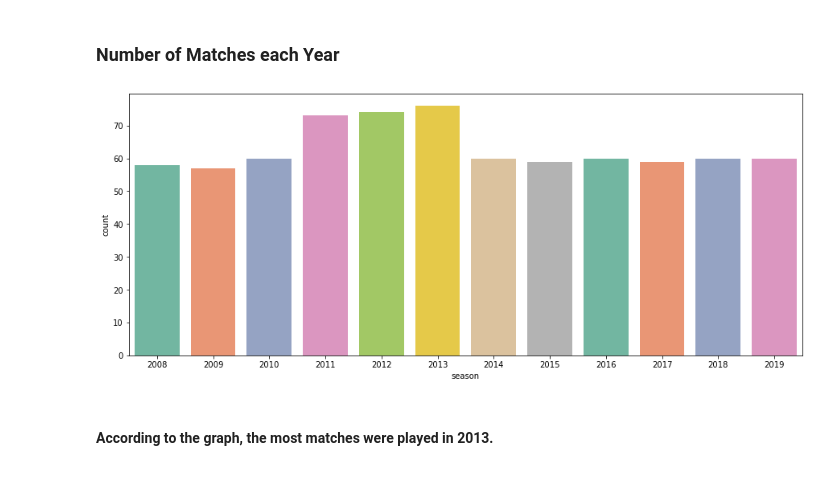
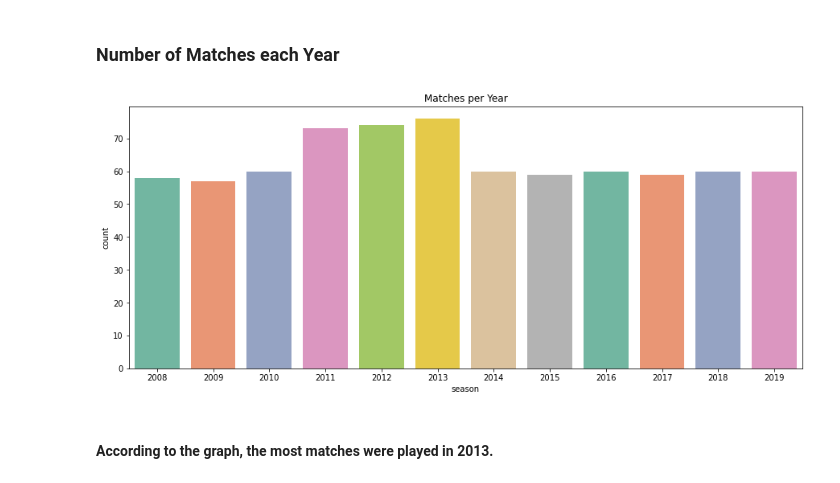
Before and after one commit to Akshitbagri/TSF-GRIP-Data-Science-Business-Analytics, a Jupyter notebook: Exploratory Data Analysis-Sports/Analysis.ipynb, the cells around one changed output. Cells and saved outputs as stored; diff of their text form; code cells hidden in the pictures.

```diff
--- a/Exploratory Data Analysis-Sports/Analysis.ipynb
+++ b/Exploratory Data Analysis-Sports/Analysis.ipynb
@@ -145,9 +145,10 @@ Total Seasons till now : 12
 # %%
 plt.subplots(figsize=(15,6))
 sns.countplot(x='season', data=matches, palette='Set2')
+plt.title('Matches per Year')
 plt.show()
 # %% [output]
-[figure, old version]
+[figure, new version]
 # %% [markdown]
 #### According to the graph, the most matches were played in 2013.
 # %% [markdown]
```
Also changed, not shown: parts of 9 cells of this notebook.
